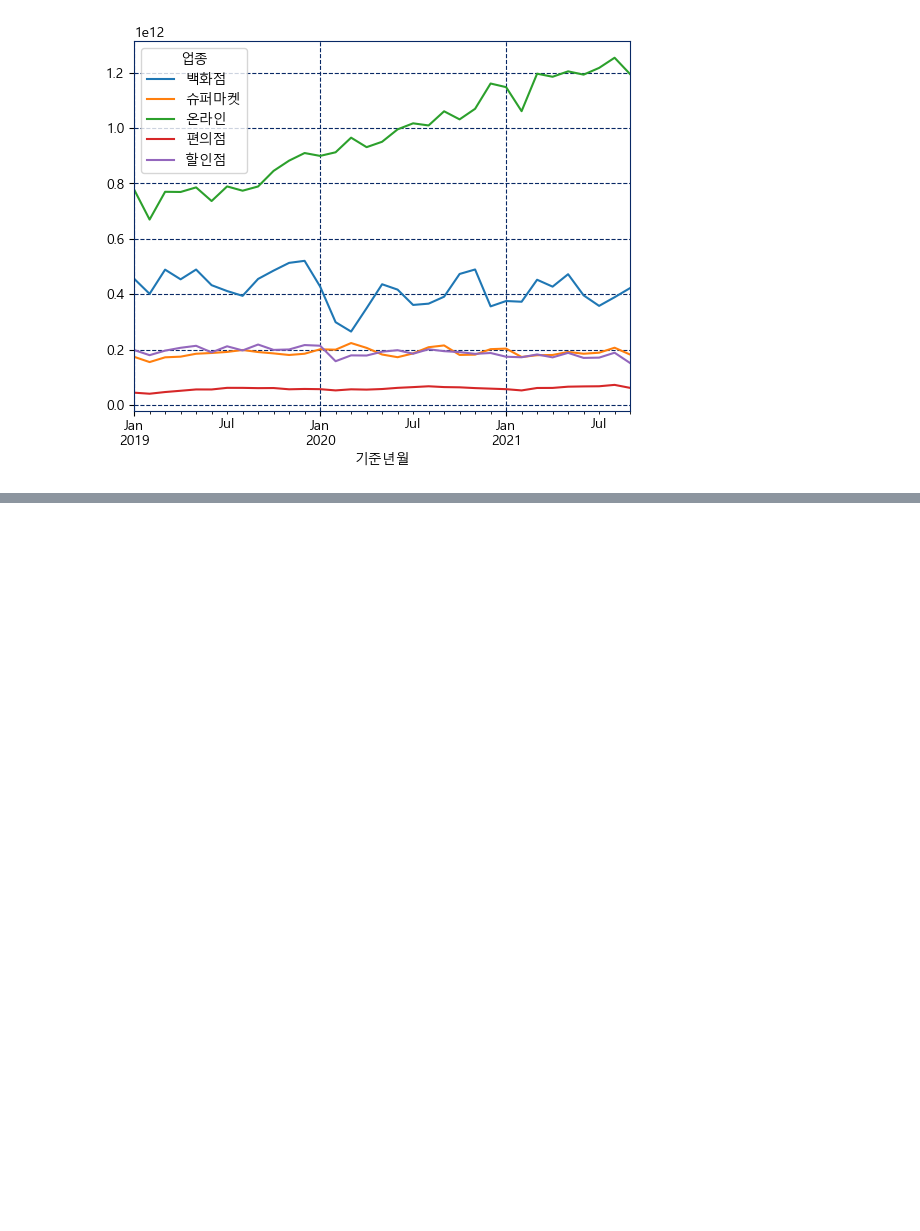
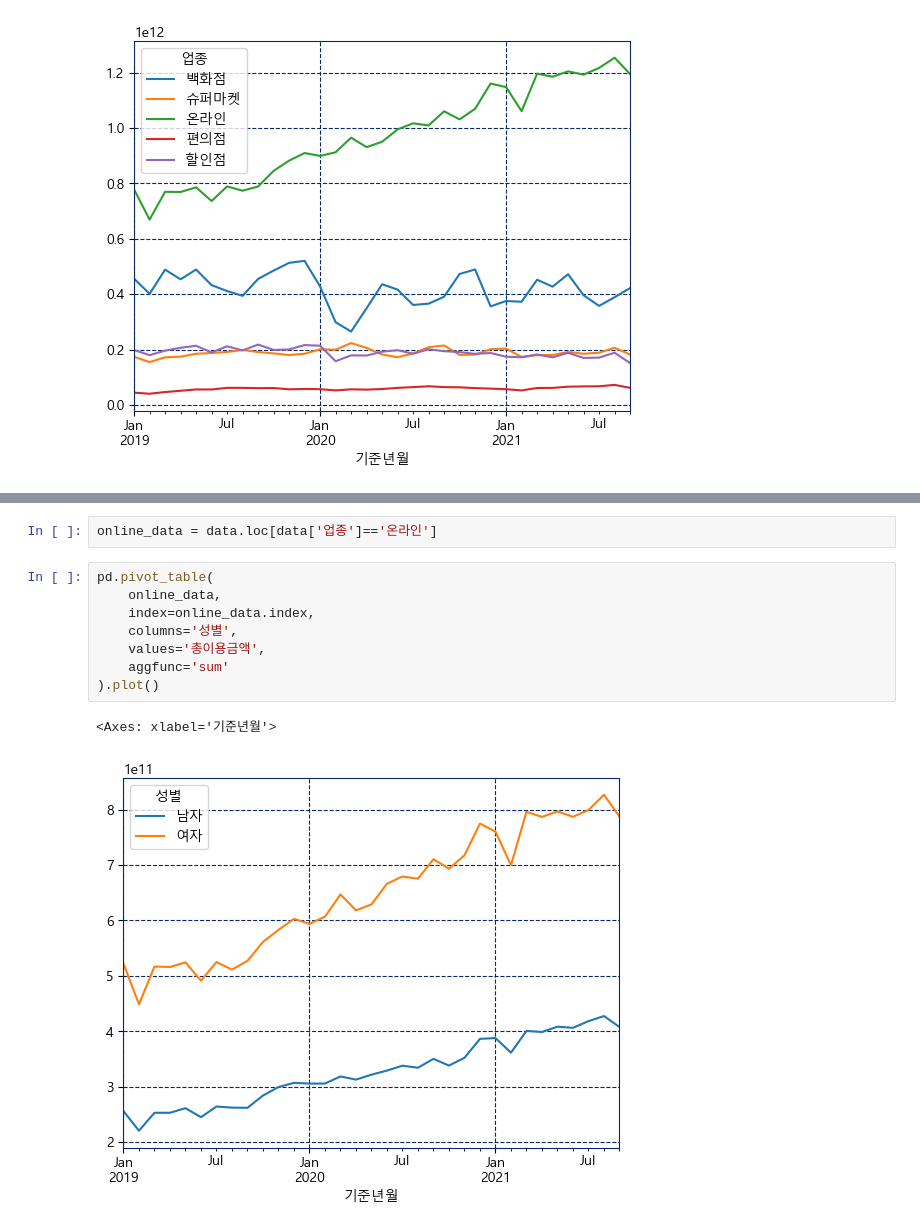
Before and after one commit to shoni0325/basic_python, a Jupyter notebook: shoni_python/230425/33_python_matplotlib.ipynb, the cells around one changed output, grey strips where cells are left out. Saved outputs shown, nothing was run; the diff lists cells and outputs as text; blank space fills up the shorter version.

```diff
--- a/shoni_python/230425/33_python_matplotlib.ipynb
+++ b/shoni_python/230425/33_python_matplotlib.ipynb
@@ -528,0 +577,13 @@ group_data.unstack().plot()
+# %%
+online_data = data.loc[data['업종']=='온라인']
+# %%
+pd.pivot_table(
+    online_data,
+    index=online_data.index,
+    columns='성별',
+    values='총이용금액',
+    aggfunc='sum'
+).plot()
+# %% [output]
+<Axes: xlabel='기준년월'>
+[figure, added]
```
Also changed, not shown: parts of 48 cells of this notebook.
